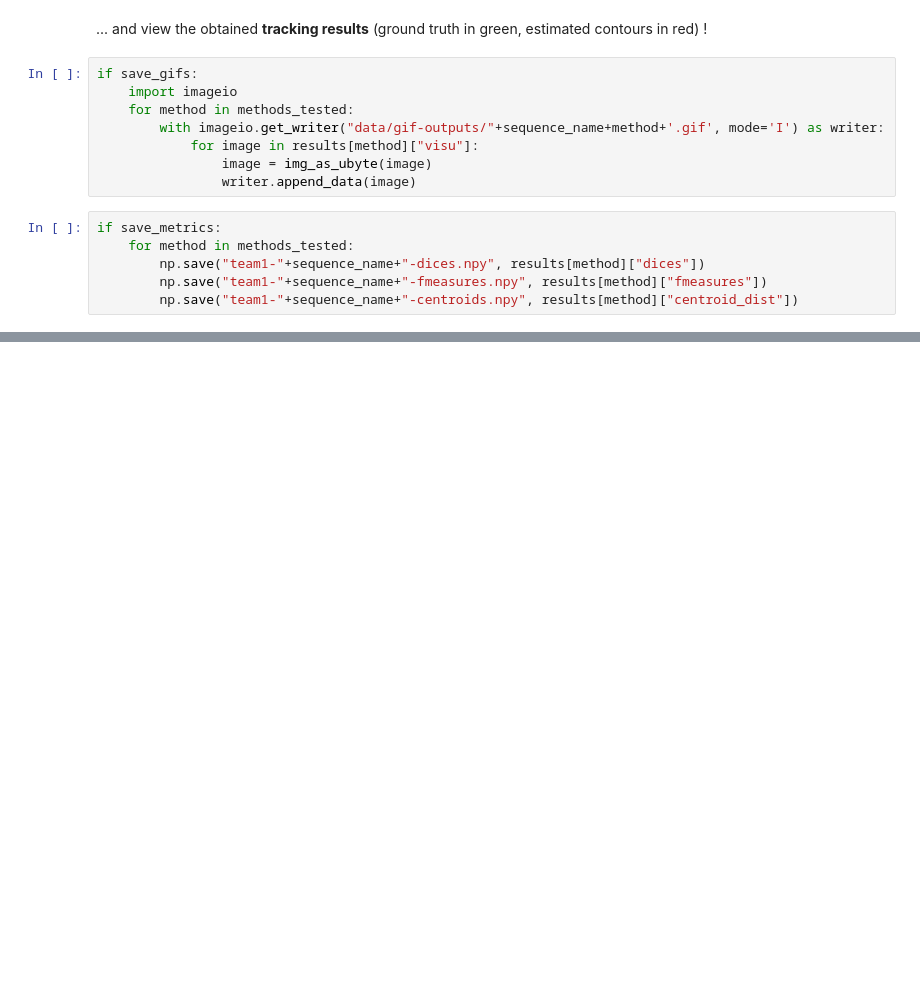
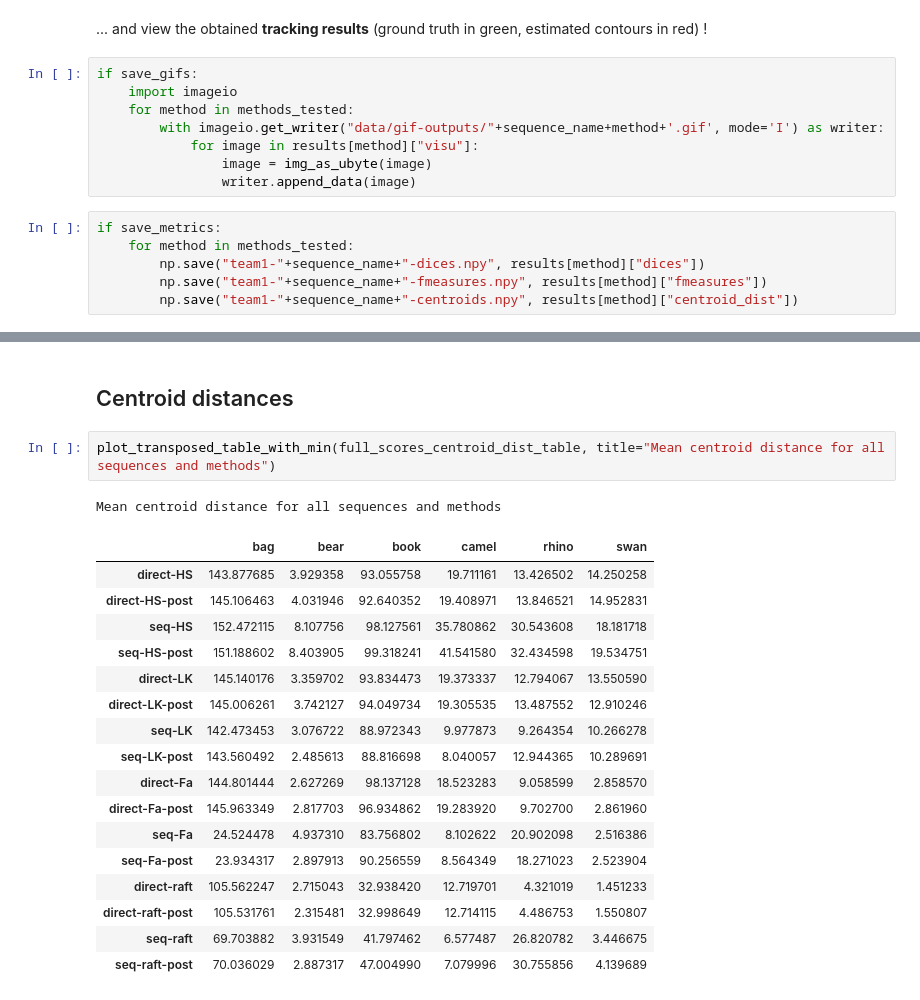
Before and after one commit to GGomez99/Optical-Flow-Motion-Estimation-Project, a Jupyter notebook: results scoring.ipynb, the cells around one changed output, grey strips where cells are left out. Saved outputs shown, nothing was run; the diff lists cells and outputs as text; blank space fills up the shorter version.

```diff
--- a/results scoring.ipynb
+++ b/results scoring.ipynb
@@ -293,0 +449,23 @@ if save_metrics:
+# %% [markdown]
+## Centroid distances
+# %%
+plot_transposed_table_with_min(full_scores_centroid_dist_table, title="Mean centroid distance for all sequences and methods")
+# %% [output]
+Mean centroid distance for all sequences and methods
+|  | bag | bear | book | camel | rhino | swan |
+| direct-HS | 143.877685 | 3.929358 | 93.055758 | 19.711161 | 13.426502 | 14.250258 |
+| direct-HS-post | 145.106463 | 4.031946 | 92.640352 | 19.408971 | 13.846521 | 14.952831 |
+| seq-HS | 152.472115 | 8.107756 | 98.127561 | 35.780862 | 30.543608 | 18.181718 |
+| seq-HS-post | 151.188602 | 8.403905 | 99.318241 | 41.541580 | 32.434598 | 19.534751 |
+| direct-LK | 145.140176 | 3.359702 | 93.834473 | 19.373337 | 12.794067 | 13.550590 |
+| direct-LK-post | 145.006261 | 3.742127 | 94.049734 | 19.305535 | 13.487552 | 12.910246 |
+| seq-LK | 142.473453 | 3.076722 | 88.972343 | 9.977873 | 9.264354 | 10.266278 |
+| seq-LK-post | 143.560492 | 2.485613 | 88.816698 | 8.040057 | 12.944365 | 10.289691 |
+| direct-Fa | 144.801444 | 2.627269 | 98.137128 | 18.523283 | 9.058599 | 2.858570 |
+| direct-Fa-post | 145.963349 | 2.817703 | 96.934862 | 19.283920 | 9.702700 | 2.861960 |
+| seq-Fa | 24.524478 | 4.937310 | 83.756802 | 8.102622 | 20.902098 | 2.516386 |
+| seq-Fa-post | 23.934317 | 2.897913 | 90.256559 | 8.564349 | 18.271023 | 2.523904 |
+| direct-raft | 105.562247 | 2.715043 | 32.938420 | 12.719701 | 4.321019 | 1.451233 |
+| direct-raft-post | 105.531761 | 2.315481 | 32.998649 | 12.714115 | 4.486753 | 1.550807 |
+| seq-raft | 69.703882 | 3.931549 | 41.797462 | 6.577487 | 26.820782 | 3.446675 |
+| seq-raft-post | 70.036029 | 2.887317 | 47.004990 | 7.079996 | 30.755856 | 4.139689 |
```
Also changed, not shown: parts of 14 cells of this notebook, 2 other files.
